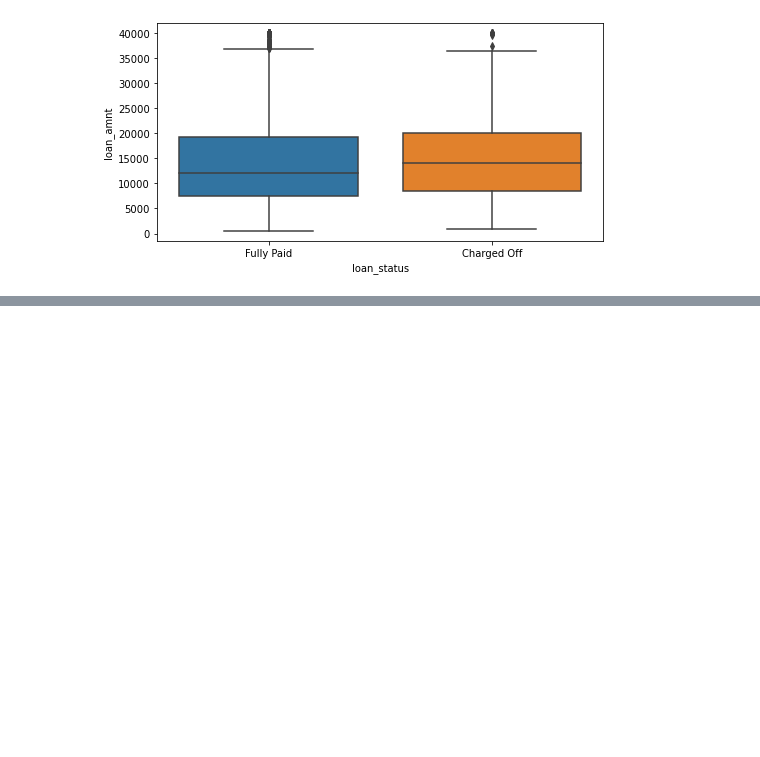
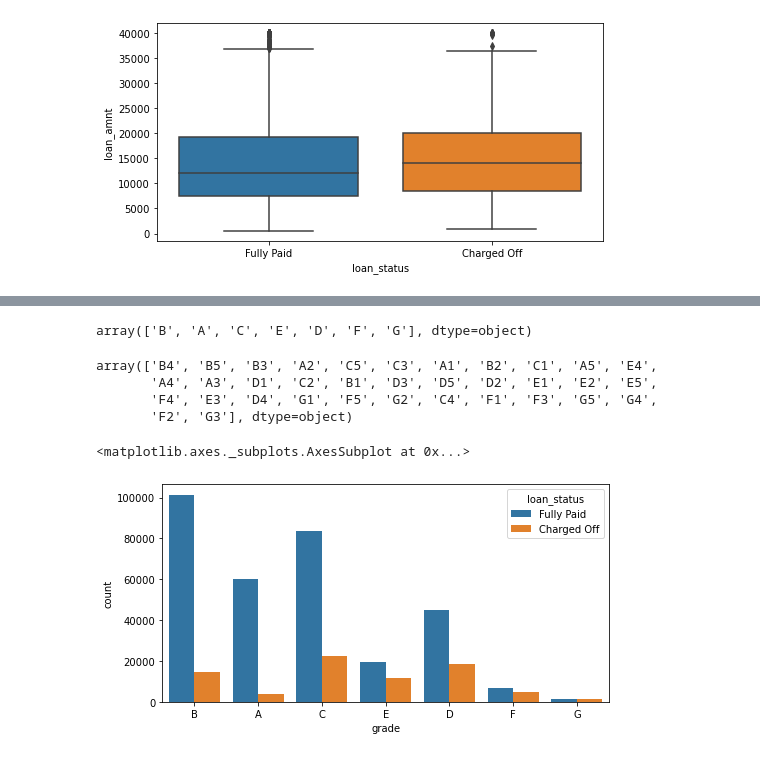
Before and after one commit to dagash007/LOAN-PAYMENT-PREDICTION, a Jupyter notebook: LOAN PAYMENT PREDICTION.ipynb, the cells around one changed output, grey strips where cells are left out. Drawn from its saved outputs; the diff is of its cells as text; code cells hidden in the pictures; blank space fills up the shorter version.

```diff
--- a/LOAN PAYMENT PREDICTION.ipynb
+++ b/LOAN PAYMENT PREDICTION.ipynb
@@ -79,3 +79,20 @@ df.groupby('loan_status').loan_amnt.describe()
 | loan_status |  |  |  |  |  |  |  |  |
 | Charged Off | 77673.0 | 15126.300967 | 8505.090557 | 1000.0 | 8525.0 | 14000.0 | 20000.0 | 40000.0 |
 | Fully Paid | 318357.0 | 13866.878771 | 8302.319699 | 500.0 | 7500.0 | 12000.0 | 19225.0 | 40000.0 |
+# %%
+df['grade'].unique()
+# %% [output]
+array(['B', 'A', 'C', 'E', 'D', 'F', 'G'], dtype=object)
+# %%
+df['sub_grade'].unique()
+# %% [output]
+array(['B4', 'B5', 'B3', 'A2', 'C5', 'C3', 'A1', 'B2', 'C1', 'A5', 'E4',
+       'A4', 'A3', 'D1', 'C2', 'B1', 'D3', 'D5', 'D2', 'E1', 'E2', 'E5',
+       'F4', 'E3', 'D4', 'G1', 'F5', 'G2', 'C4', 'F1', 'F3', 'G5', 'G4',
+       'F2', 'G3'], dtype=object)
+# %%
+plt.figure(figsize=(8,4))
+sns.countplot(x='grade',data=df,hue='loan_status')
+# %% [output]
+<matplotlib.axes._subplots.AxesSubplot at 0x...>
+[figure, added]
```
Also changed, not shown: parts of 1 cell of this notebook.
